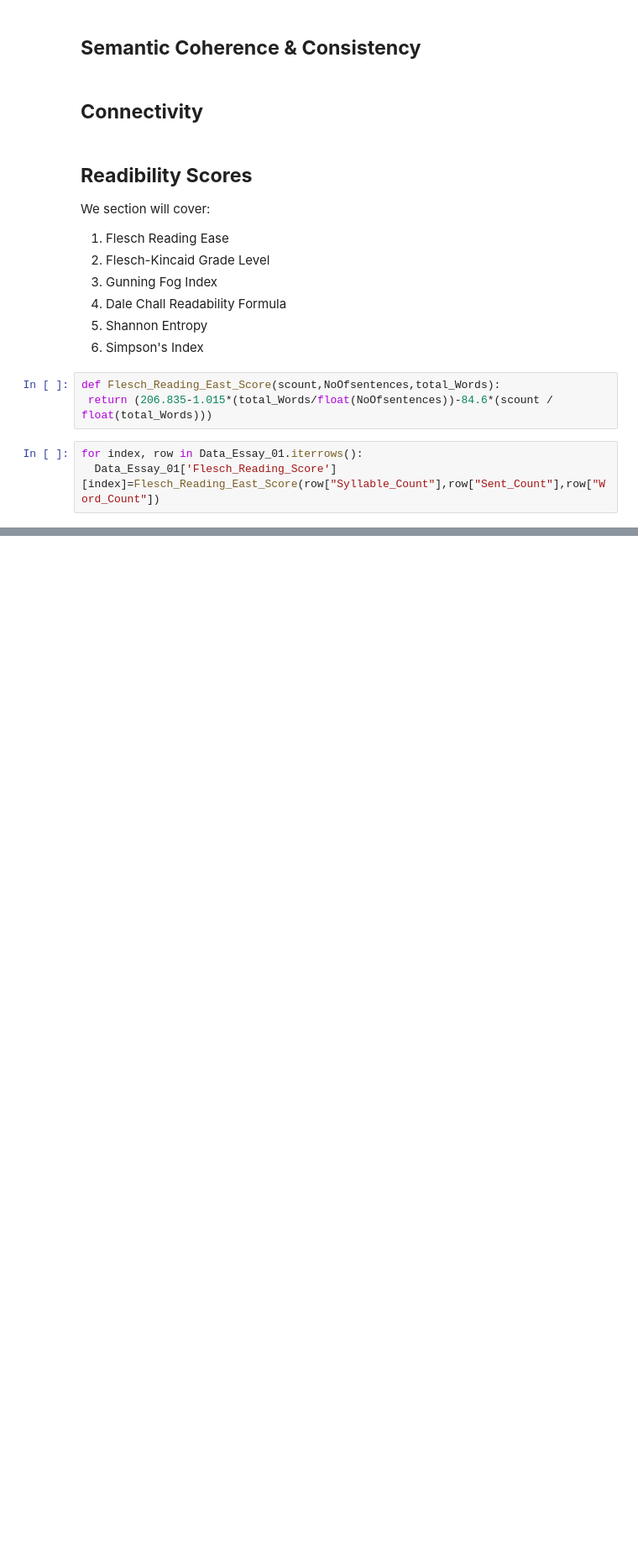
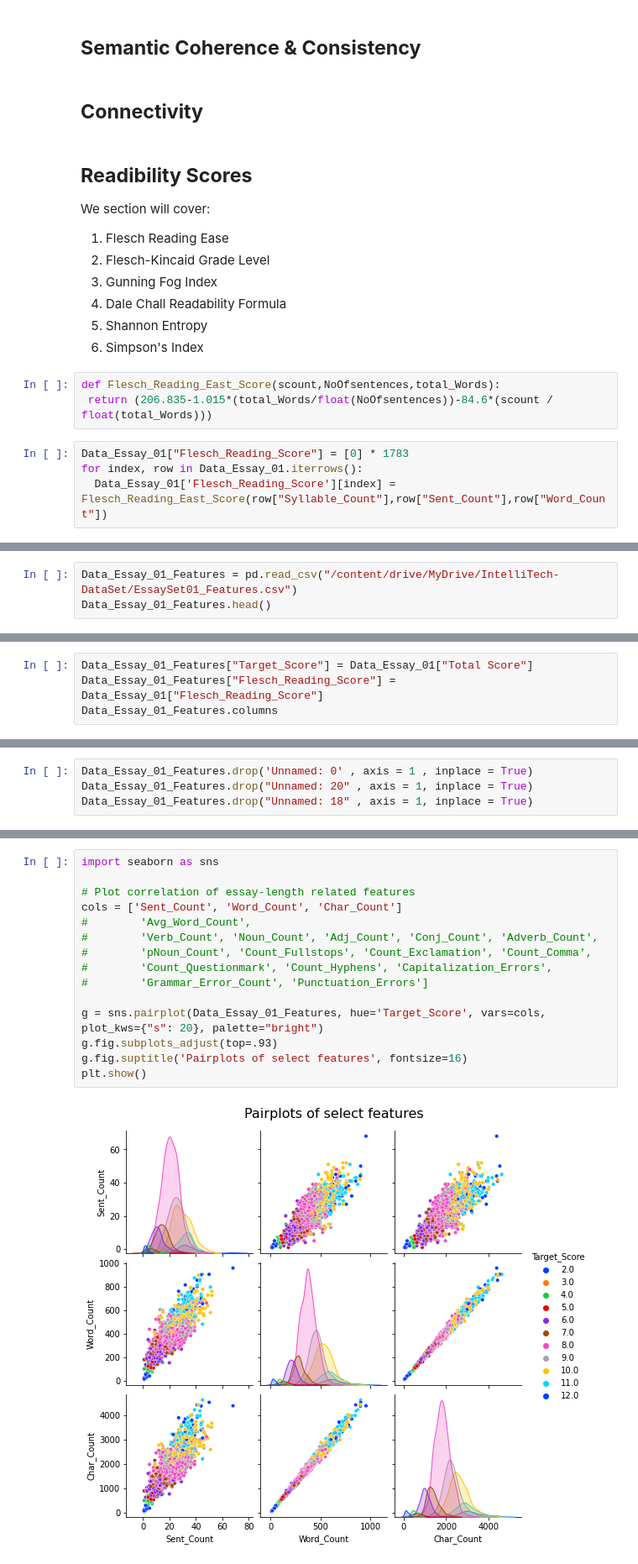
Before and after one commit to mustafabawany/IntelliTech, a Jupyter notebook: Feature_Engineering.ipynb, the cells around one changed output, grey strips where cells are left out. Shown at 84% size. Cells and saved outputs as stored; diff of their text form; blank space fills up the shorter version.

Commit message:
Features Correlation

```diff
--- a/Feature_Engineering.ipynb
+++ b/Feature_Engineering.ipynb
@@ -664,5 +688,6 @@ We section will cover:
 def Flesch_Reading_East_Score(scount,NoOfsentences,total_Words):
  return (206.835-1.015*(total_Words/float(NoOfsentences))-84.6*(scount / float(total_Words)))
 # %%
+Data_Essay_01["Flesch_Reading_Score"] = [0] * 1783
 for index, row in Data_Essay_01.iterrows():
-  Data_Essay_01['Flesch_Reading_Score'][index]=Flesch_Reading_East_Score(row["Syllable_Count"],row["Sent_Count"],row["Word_Count"])
+  Data_Essay_01['Flesch_Reading_Score'][index] = Flesch_Reading_East_Score(row["Syllable_Count"],row["Sent_Count"],row["Word_Count"])
@@ -668,0 +716,3 @@ for index, row in Data_Essay_01.iterrows():
+# %%
+Data_Essay_01_Features = pd.read_csv("/content/drive/MyDrive/IntelliTech-DataSet/EssaySet01_Features.csv")
+Data_Essay_01_Features.head()
@@ -668,0 +727,4 @@ for index, row in Data_Essay_01.iterrows():
+# %%
+Data_Essay_01_Features["Target_Score"] = Data_Essay_01["Total Score"]
+Data_Essay_01_Features["Flesch_Reading_Score"] = Data_Essay_01["Flesch_Reading_Score"]
+Data_Essay_01_Features.columns
@@ -668,0 +739,4 @@ for index, row in Data_Essay_01.iterrows():
+# %%
+Data_Essay_01_Features.drop('Unnamed: 0' , axis = 1 , inplace = True)
+Data_Essay_01_Features.drop("Unnamed: 20" , axis = 1, inplace = True)
+Data_Essay_01_Features.drop("Unnamed: 18" , axis = 1, inplace = True)
@@ -668,0 +763,17 @@ for index, row in Data_Essay_01.iterrows():
+# %%
+import seaborn as sns
+
+# Plot correlation of essay-length related features
+cols = ['Sent_Count', 'Word_Count', 'Char_Count']
+#        'Avg_Word_Count',
+#        'Verb_Count', 'Noun_Count', 'Adj_Count', 'Conj_Count', 'Adverb_Count',
+#        'pNoun_Count', 'Count_Fullstops', 'Count_Exclamation', 'Count_Comma',
+#        'Count_Questionmark', 'Count_Hyphens', 'Capitalization_Errors',
+#        'Grammar_Error_Count', 'Punctuation_Errors']
+
+g = sns.pairplot(Data_Essay_01_Features, hue='Target_Score', vars=cols, plot_kws={"s": 20}, palette="bright")
+g.fig.subplots_adjust(top=.93)
+g.fig.suptitle('Pairplots of select features', fontsize=16)
+plt.show()
+# %% [output]
+[figure, added]
```
Also changed, not shown: parts of 16 cells of this notebook, 1 other file.
